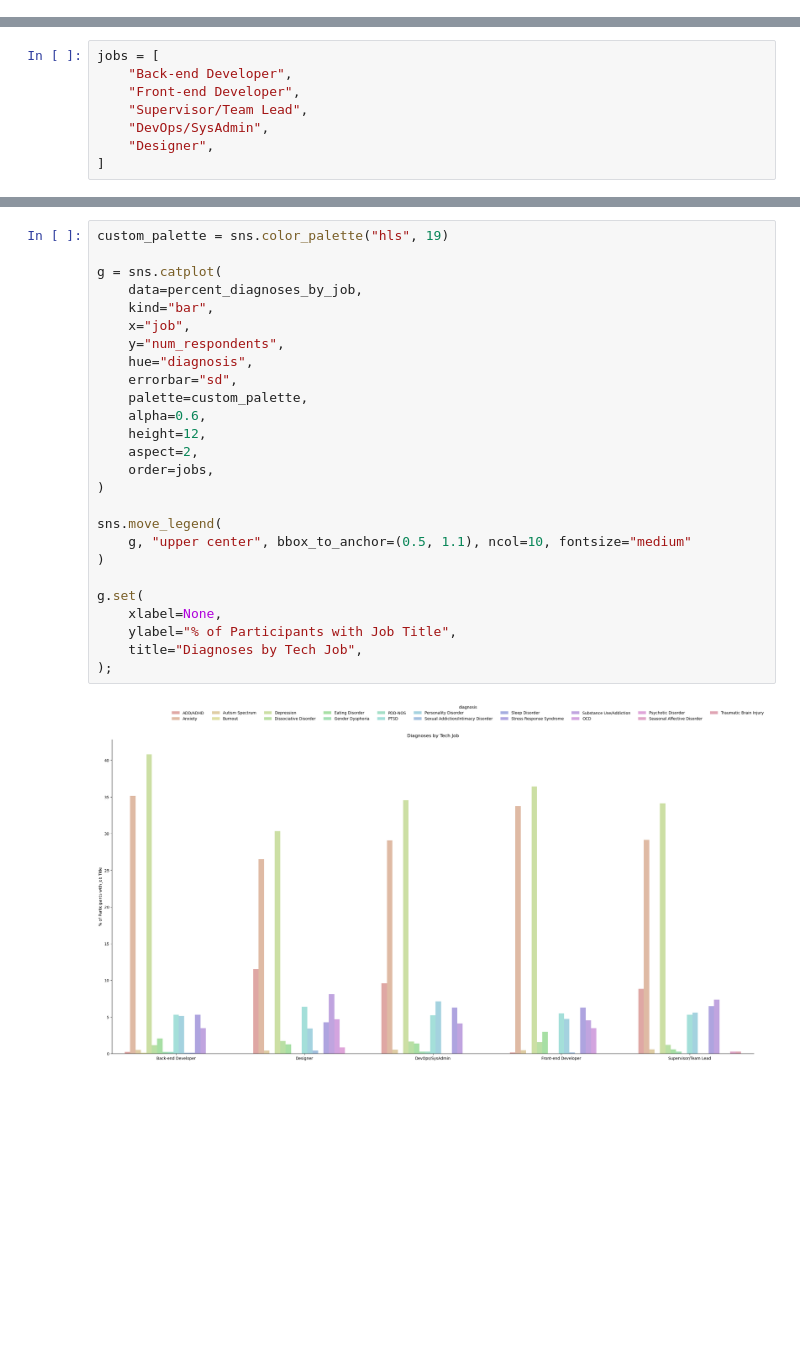
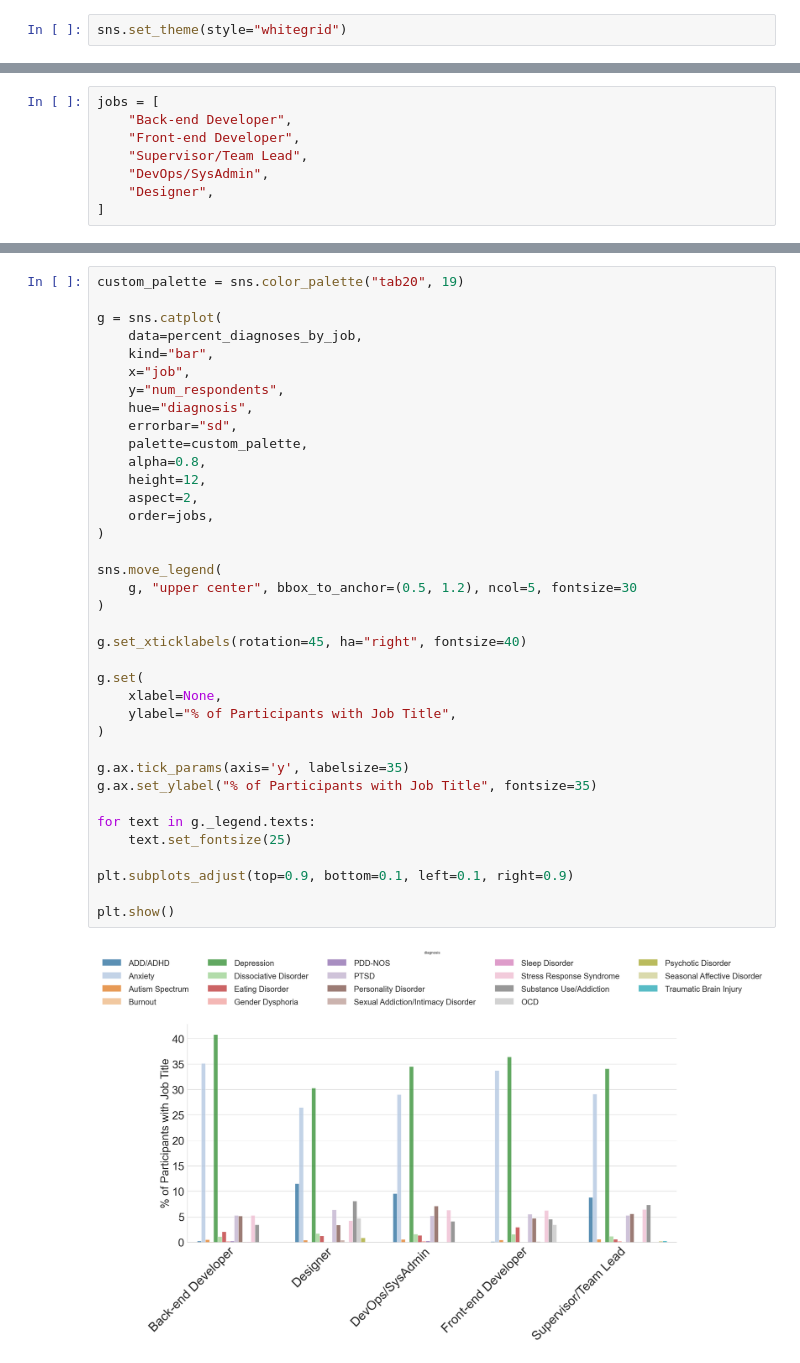
Before and after one commit to migueldiazacevedo/mental_health_tech_survey, a Jupyter notebook: Mental_Health_Tech_Survey.ipynb, the cells around one changed output, grey strips where cells are left out. Cells and saved outputs as stored; diff of their text form; blank space fills up the shorter version.

```diff
--- a/Mental_Health_Tech_Survey.ipynb
+++ b/Mental_Health_Tech_Survey.ipynb
@@ -36,0 +35,2 @@ database = "mental_health.sqlite"
+# %%
+sns.set_theme(style="whitegrid")
@@ -1246,30 +1268,41 @@ percent_diagnoses_by_job = (
     percent_diagnoses_by_job.groupby(["job", "diagnosis"]).sum().reset_index()
 )
 # %%
-custom_palette = sns.color_palette("hls", 19)
+custom_palette = sns.color_palette("tab20", 19)
 
 g = sns.catplot(
     data=percent_diagnoses_by_job,
     kind="bar",
     x="job",
     y="num_respondents",
     hue="diagnosis",
     errorbar="sd",
     palette=custom_palette,
-    alpha=0.6,
+    alpha=0.8,
     height=12,
     aspect=2,
     order=jobs,
 )
 
 sns.move_legend(
-    g, "upper center", bbox_to_anchor=(0.5, 1.1), ncol=10, fontsize="medium"
+    g, "upper center", bbox_to_anchor=(0.5, 1.2), ncol=5, fontsize=30
 )
+
+g.set_xticklabels(rotation=45, ha="right", fontsize=40)
 
 g.set(
     xlabel=None,
     ylabel="% of Participants with Job Title",
-    title="Diagnoses by Tech Job",
-);
+)
+
+g.ax.tick_params(axis='y', labelsize=35)
+g.ax.set_ylabel("% of Participants with Job Title", fontsize=35)
+
+for text in g._legend.texts:
+    text.set_fontsize(25)
+
+plt.subplots_adjust(top=0.9, bottom=0.1, left=0.1, right=0.9)
+
+plt.show()
 # %% [output]
-[figure, old version]
+[figure, new version]
```
Also changed, not shown: parts of 91 cells of this notebook.
